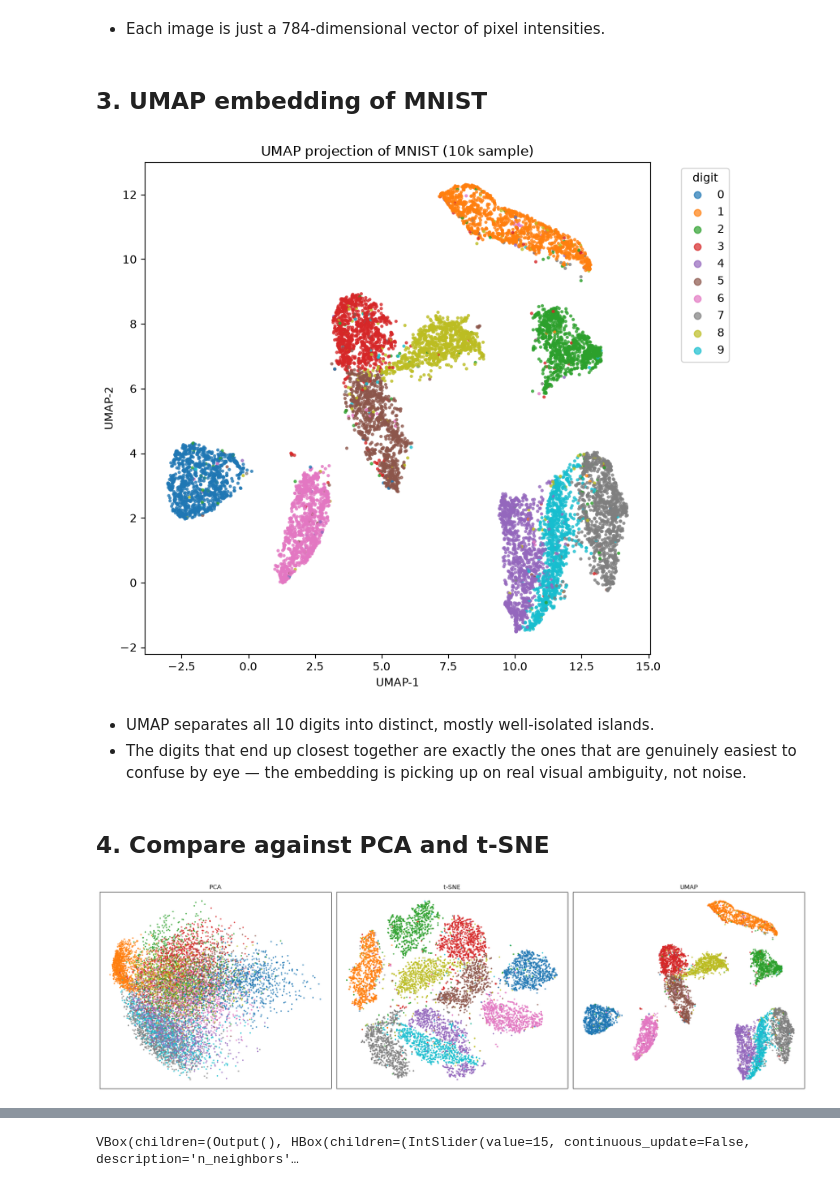
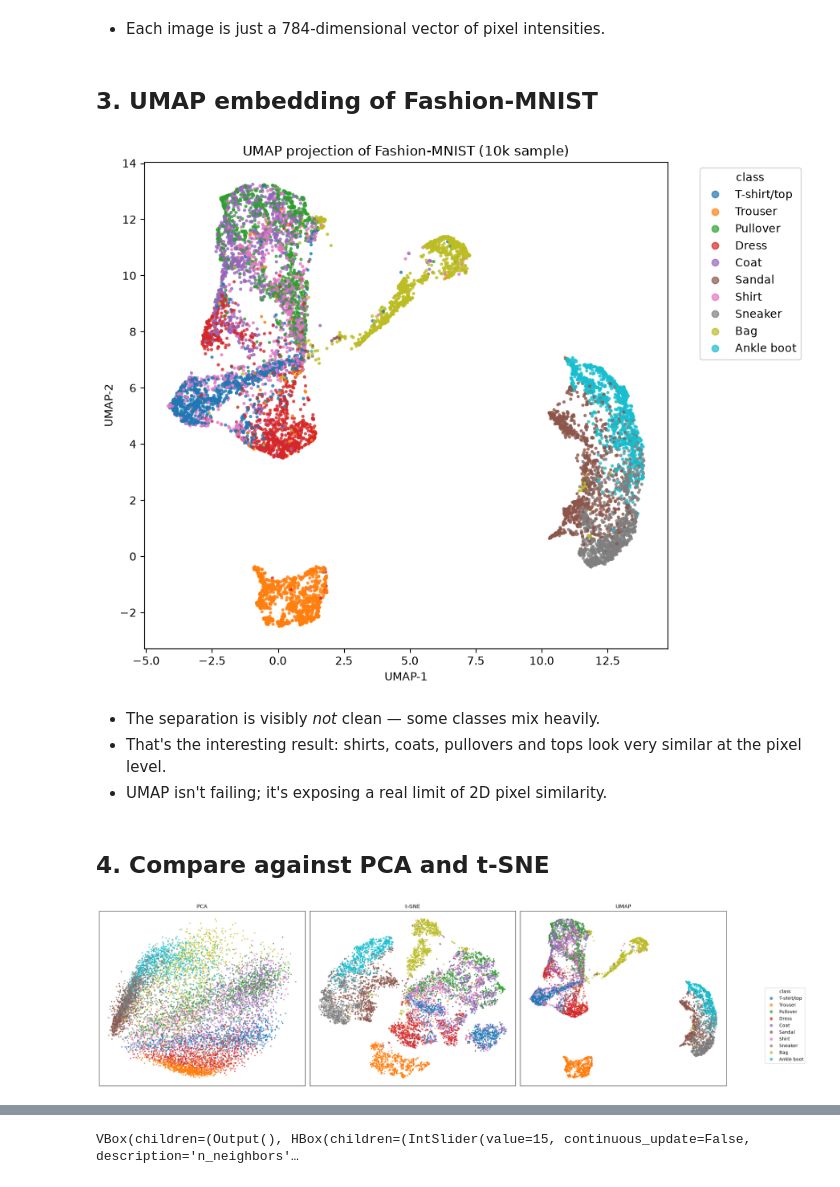
Before and after one commit to WillardDev/Fashion_MNIST_Dataset, a Jupyter notebook: Fashion_MNIST.ipynb, the cells around one changed output, grey strips where cells are left out. Drawn from its saved outputs; the diff is of its cells as text; code cells hidden in the pictures.

```diff
--- a/Fashion_MNIST.ipynb
+++ b/Fashion_MNIST.ipynb
@@ -49,11 +52,11 @@ print(X_mnist.shape, y_mnist.shape)
 # %% [output]
 (10000, 784) (10000,)
 # %%
-# a few sample digits
+# a few sample images
 fig, axes = plt.subplots(2, 5, figsize=(10, 4))
 for i, ax in enumerate(axes.flat):
-    ax.imshow(X_mnist[i].reshape(28, 28), cmap="gray")
-    ax.set_title(f"label: {y_mnist[i]}")
+    ax.imshow(X_fashion[i].reshape(28, 28), cmap="gray")
+    ax.set_title(class_names[y_fashion[i]], fontsize=9)
     ax.axis("off")
 plt.tight_layout()
 plt.show()
@@ -62,49 +65,52 @@ plt.show()
 # %% [markdown]
 - Each image is just a 784-dimensional vector of pixel intensities.
 # %% [markdown]
-## 3. UMAP embedding of MNIST
+## 3. UMAP embedding of Fashion-MNIST
 # %%
-reducer = umap.UMAP(n_neighbors=15, min_dist=0.1, random_state=42)
-embedding_mnist = reducer.fit_transform(X_mnist)
+reducer_fashion = umap.UMAP(n_neighbors=15, min_dist=0.1, random_state=42)
+embedding_fashion = reducer_fashion.fit_transform(X_fashion)
 
-plt.figure(figsize=(8, 7))
+plt.figure(figsize=(9, 7))
 scatter = plt.scatter(
-    embedding_mnist[:, 0], embedding_mnist[:, 1],
-    c=y_mnist, cmap="tab10", s=4, alpha=0.7
+    embedding_fashion[:, 0], embedding_fashion[:, 1],
+    c=y_fashion, cmap="tab10", s=4, alpha=0.7
 )
-plt.legend(*scatter.legend_elements(), title="digit", bbox_to_anchor=(1.05, 1), loc="upper left")
-plt.title("UMAP projection of MNIST (10k sample)")
+handles, _ = scatter.legend_elements()
+plt.legend(handles, class_names, title="class", bbox_to_anchor=(1.05, 1), loc="upper left")
+plt.title("UMAP projection of Fashion-MNIST (10k sample)")
 plt.xlabel("UMAP-1")
 plt.ylabel("UMAP-2")
 plt.tight_layout()
 plt.show()
 # %% [output]
-[figure, old version]
+[figure, new version]
-# %% [markdown]
-- UMAP separates all 10 digits into distinct,
-mostly well-isolated islands.
-- The digits that end up closest together are exactly the ones that are genuinely easiest to confuse by eye — the embedding is picking up on real visual ambiguity, not noise.
+# %% [markdown]
+- The separation is visibly *not* clean — some classes mix heavily.
+- That's the interesting result: shirts, coats, pullovers and tops look very similar at the pixel level.
+- UMAP isn't failing; it's exposing a real limit of 2D pixel similarity.
 # %% [markdown]
 ## 4. Compare against PCA and t-SNE
 # %%
 pca = PCA(n_components=2, random_state=42)
-embedding_pca = pca.fit_transform(X_mnist)
+embedding_pca = pca.fit_transform(X_fashion)
 
 tsne = TSNE(n_components=2, random_state=42, init="pca", perplexity=30)
-embedding_tsne = tsne.fit_transform(X_mnist)
+embedding_tsne = tsne.fit_transform(X_fashion)
 
 fig, axes = plt.subplots(1, 3, figsize=(20, 6))
 for ax, emb, title in zip(
     axes,
-    [embedding_pca, embedding_tsne, embedding_mnist],
+    [embedding_pca, embedding_tsne, embedding_fashion],
     ["PCA", "t-SNE", "UMAP"],
 ):
-    sc_ = ax.scatter(emb[:, 0], emb[:, 1], c=y_mnist, cmap="tab10", s=4, alpha=0.7)
+    sc_ = ax.scatter(emb[:, 0], emb[:, 1], c=y_fashion, cmap="tab10", s=4, alpha=0.7)
     ax.set_title(title)
     ax.set_xticks([])
     ax.set_yticks([])
+handles, _ = sc_.legend_elements()
+fig.legend(handles, class_names, title="class", bbox_to_anchor=(1.05, 0.55), loc="upper left")
 plt.tight_layout()
 plt.show()
 # %% [output]
-[figure, old version]
+[figure, new version]
 # %% [markdown]
```
Also changed, not shown: parts of 33 cells of this notebook.
